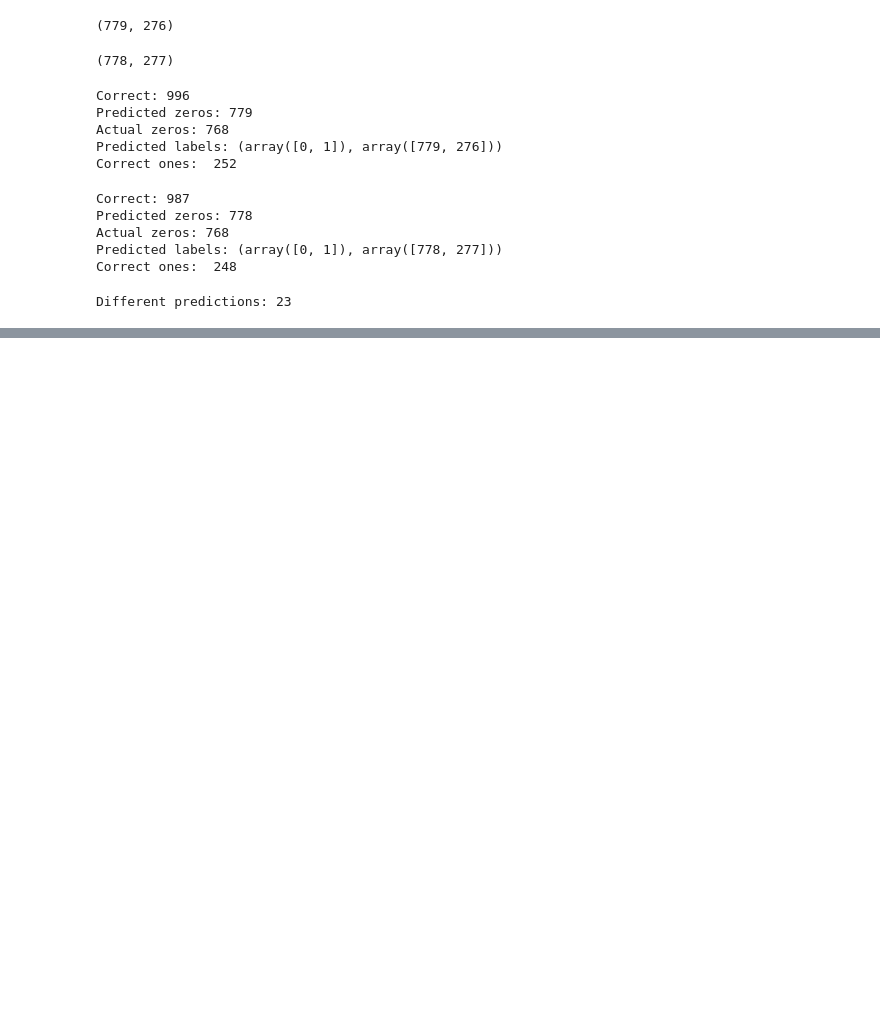
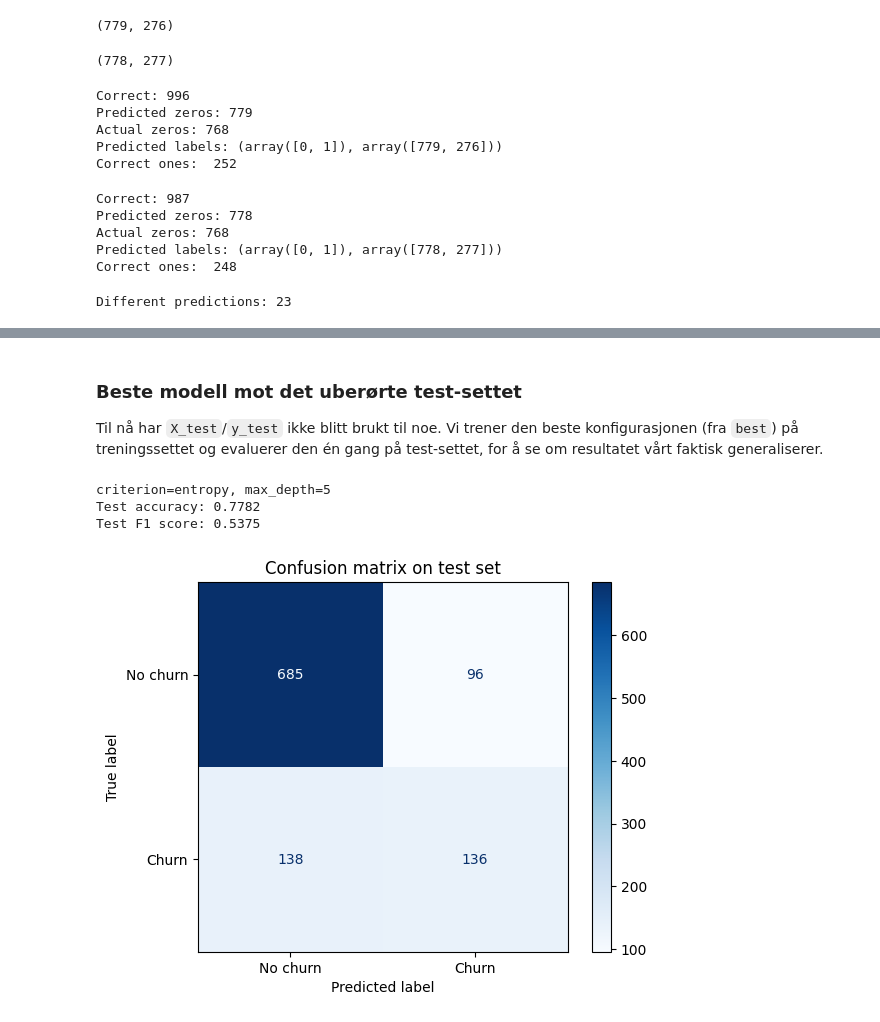
Before and after one commit to madsrb2003-dev/inf264_proj1, a Jupyter notebook: run_experiment.ipynb, the cells around one changed output, grey strips where cells are left out. Cells and saved outputs as stored; diff of their text form; code cells hidden in the pictures; blank space fills up the shorter version.

```diff
--- a/run_experiment.ipynb
+++ b/run_experiment.ipynb
@@ -123,0 +312,30 @@ Different predictions: 23
+# %% [markdown]
+### Beste modell mot det uberørte test-settet
+
+Til nå har `X_test`/`y_test` ikke blitt brukt til noe. Vi trener den beste konfigurasjonen (fra `best`) på treningssettet og evaluerer den én gang på test-settet, for å se om resultatet vårt faktisk generaliserer.
+# %%
+from sklearn.metrics import confusion_matrix, ConfusionMatrixDisplay
+
+best_depth = best['max_depth']
+best_depth = None if pd.isna(best_depth) else int(best_depth)
+
+best_model = DecisionTree(criterion=best['criterion'], max_depth=best_depth, root=None)
+best_model.fit(X_train, y_train)
+test_predictions = best_model.predict(X_test)
+
+test_acc = accuracy_score(y_test, test_predictions)
+test_f1 = f1_score(y_test, test_predictions, pos_label=1)
+print(f'criterion={best['criterion']}, max_depth={best_depth}')
+print(f'Test accuracy: {test_acc:.4f}')
+print(f'Test F1 score: {test_f1:.4f}')
+
+cm = confusion_matrix(y_test, test_predictions)
+disp = ConfusionMatrixDisplay(cm, display_labels=['No churn', 'Churn'])
+disp.plot(cmap='Blues')
+plt.title('Confusion matrix on test set')
+plt.show()
+# %% [output]
+criterion=entropy, max_depth=5
+Test accuracy: 0.7782
+Test F1 score: 0.5375
+[figure, added]
```
Also changed, not shown: parts of 14 cells of this notebook, 1 other file.
